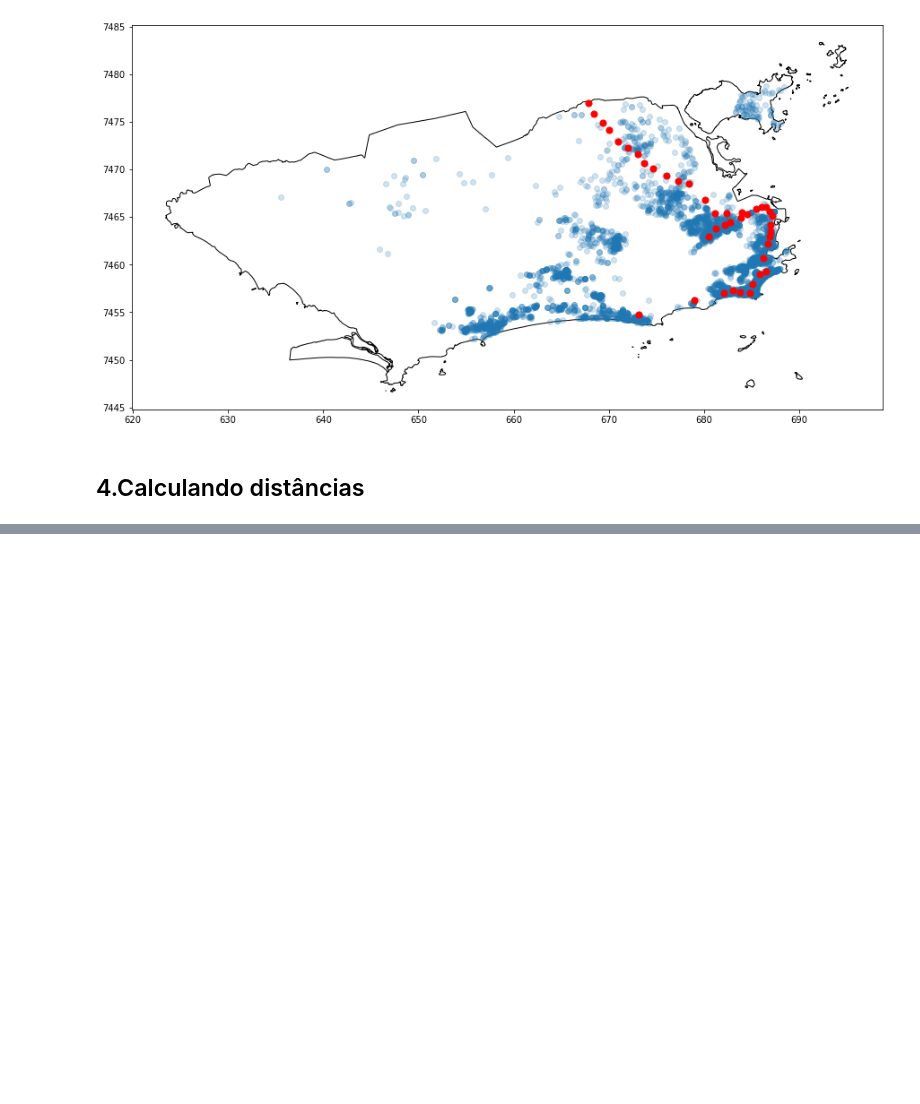
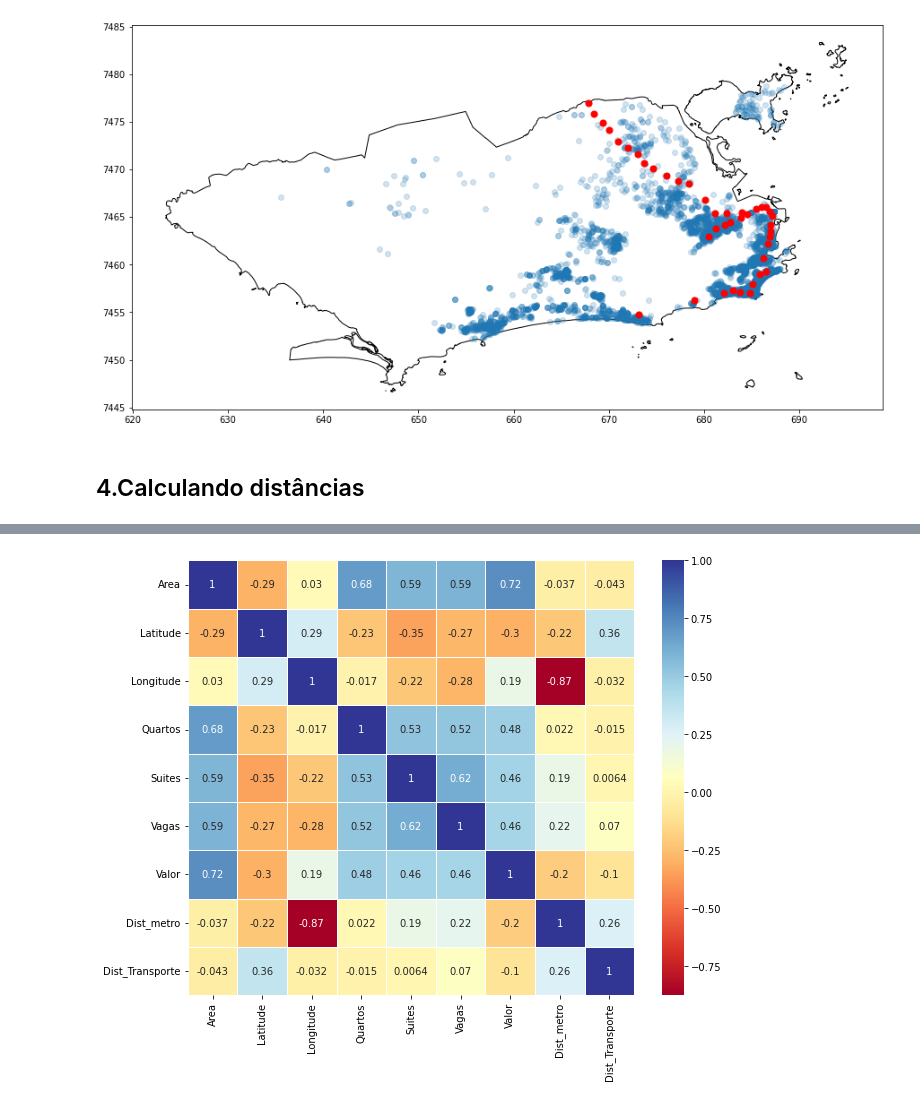
Before and after one commit to FranciscoFoz/programming-training, a Jupyter notebook: 12 - Pacotes Python/geopandas/curso_alura_geopandas.ipynb, the cells around one changed output, grey strips where cells are left out. Cells and saved outputs as stored; diff of their text form; code cells hidden in the pictures; blank space fills up the shorter version.

```diff
--- a/12 - Pacotes Python/geopandas/curso_alura_geopandas.ipynb
+++ b/12 - Pacotes Python/geopandas/curso_alura_geopandas.ipynb
@@ -259,0 +351,15 @@ metro.plot(ax=base, color='red',markersize=50)
+# %%
+transporte = pd.concat([trem.geometry,metro.geometry,brt.geometry],ignore_index = True)
+# %%
+geo_dados_crs['Dist_Transporte'] = geo_dados_crs['geometry'].apply(lambda x: transporte.distance(x).min())
+# %%
+import matplotlib.pyplot as plt
+
+
+correlacao = geo_dados_crs.corr()
+
+fig, ax = plt.subplots(figsize=(10, 8))
+sns.heatmap(correlacao, annot=True, cmap='RdYlBu', linewidth=0.5, ax=ax)
+plt.show()
+# %% [output]
+[figure, added]
```
Also changed, not shown: parts of 24 cells of this notebook, 2 other files.
